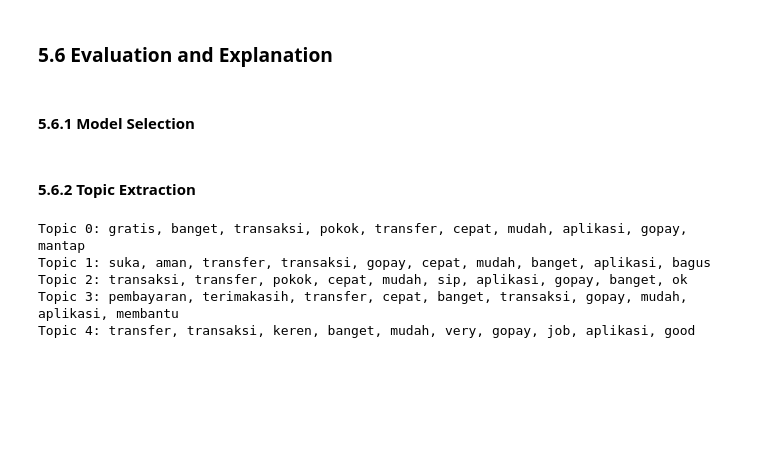
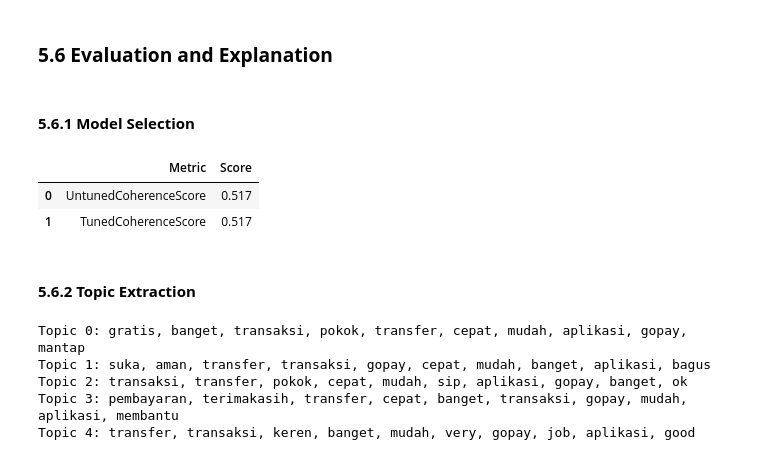
Before and after one commit to LingAdeu/key-themes-in-user-reviews, a Jupyter notebook: notebook/03_Nonnegative_Matrix_Factorization.ipynb, the cells around one changed output. Cells and saved outputs as stored; diff of their text form; code cells hidden in the pictures; blank space fills up the shorter version.

```diff
--- a/notebook/03_Nonnegative_Matrix_Factorization.ipynb
+++ b/notebook/03_Nonnegative_Matrix_Factorization.ipynb
@@ -381,6 +377,16 @@ Coherence score: 0.5170
 ### **5.6 Evaluation and Explanation**
 # %% [markdown]
 #### **5.6.1 Model Selection**
+# %%
+# model comparison
+pd.DataFrame({
+    'Metric': ['UntunedCoherenceScore', 'TunedCoherenceScore'],
+    'Score': [untuned_coherence_score, tuned_coherence_score],
+}).round(4)
+# %% [output]
+|  | Metric | Score |
+| 0 | UntunedCoherenceScore | 0.517 |
+| 1 | TunedCoherenceScore | 0.517 |
 # %% [markdown]
 #### **5.6.2 Topic Extraction**
 # %%
```
Also changed, not shown: parts of 41 cells of this notebook.
